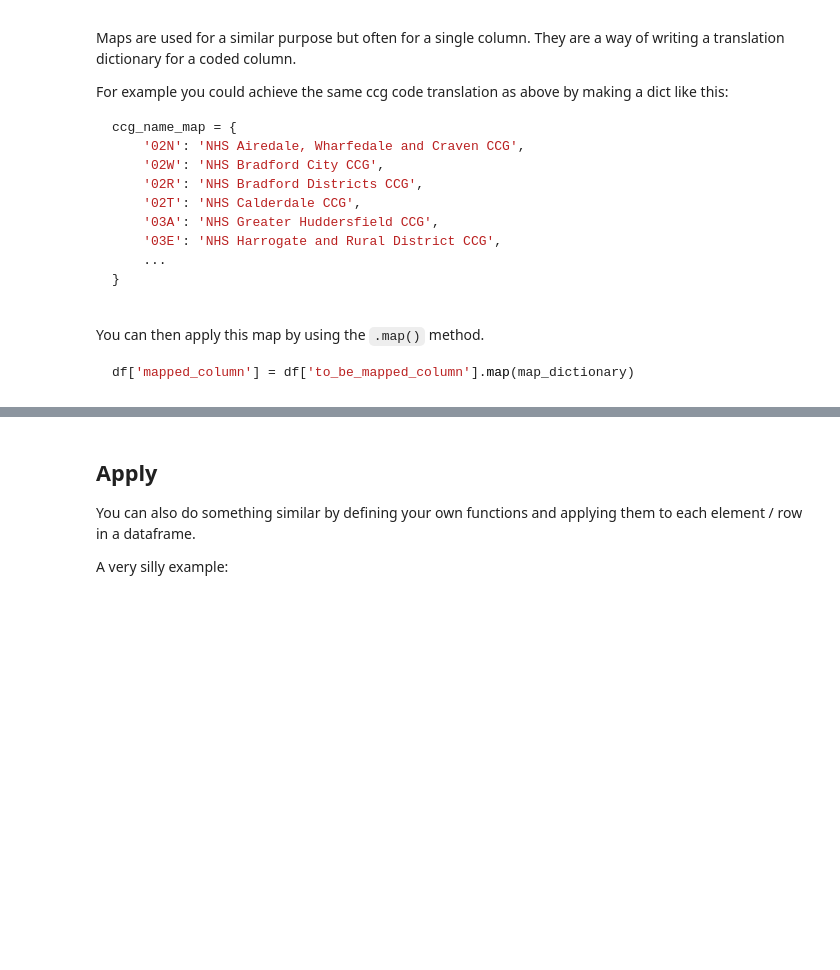
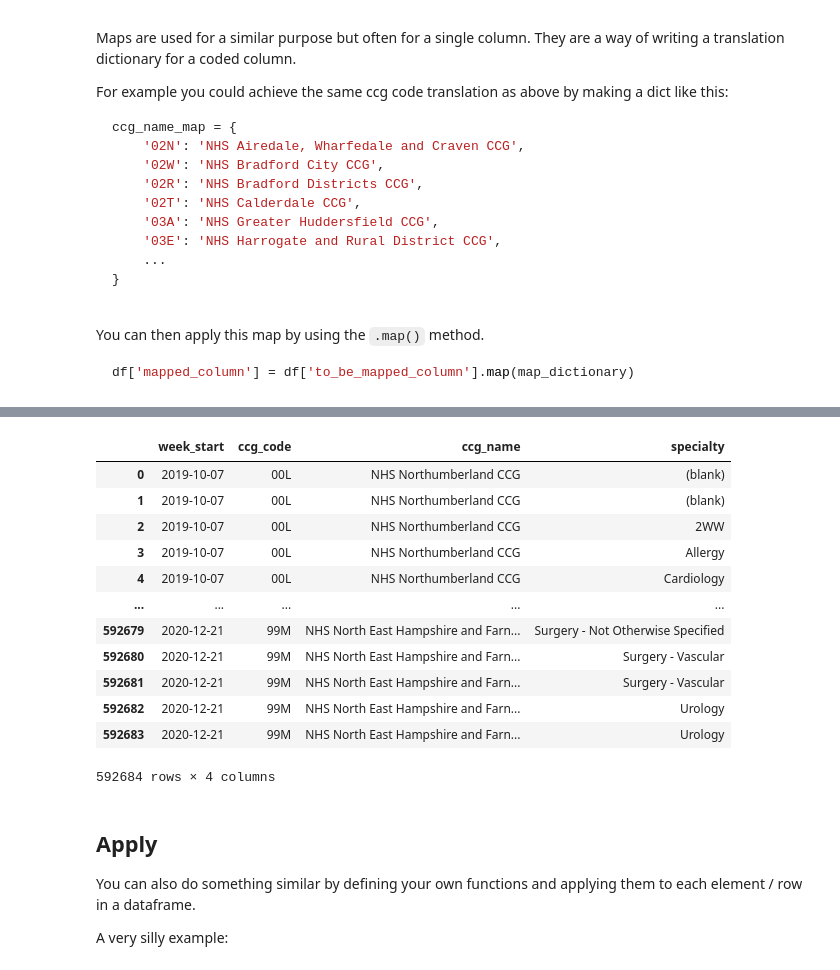
Before and after one commit to carnall-farrar/python_club, a Jupyter notebook: lessons/augmenting_datasets/augmenting_datasets.ipynb, the cells around one changed output, grey strips where cells are left out. Saved outputs shown, nothing was run; the diff lists cells and outputs as text; code cells hidden in the pictures; blank space fills up the shorter version.

```diff
--- a/lessons/augmenting_datasets/augmenting_datasets.ipynb
+++ b/lessons/augmenting_datasets/augmenting_datasets.ipynb
@@ -218,3 +270,6 @@ df['mapped_column'] = df['to_be_mapped_column'].map(map_dictionary)
 # Exercise - Using this can you add a column of CCG name to the referals data?
 ccg_code_dict = ccgs[['CCG19CDH', 'CCG19NM']].set_index('CCG19CDH')['CCG19NM'].to_dict()
 # This dictionary is provided as an example - I am just using the csv provided to create the dictionary for you to use.
+# %%
+referals['ccg_name'] = referals['ccg_code'].map(ccg_code_dict)
+referals.head()
@@ -221,3 +283,21 @@ ccg_code_dict = ccgs[['CCG19CDH', 'CCG19NM']].set_index('CCG19CDH')['CCG19NM'].t
+# %%
+referals_new = referals[['week_start', 'ccg_code', 'ccg_name', 'specialty']]
+# %%
+referals_new
+# %% [output]
+|  | week_start | ccg_code | ccg_name | specialty |
+| 0 | 2019-10-07 | 00L | NHS Northumberland CCG | (blank) |
+| 1 | 2019-10-07 | 00L | NHS Northumberland CCG | (blank) |
+| 2 | 2019-10-07 | 00L | NHS Northumberland CCG | 2WW |
+| 3 | 2019-10-07 | 00L | NHS Northumberland CCG | Allergy |
+| 4 | 2019-10-07 | 00L | NHS Northumberland CCG | Cardiology |
+| ... | ... | ... | ... | ... |
+| 592679 | 2020-12-21 | 99M | NHS North East Hampshire and Farn... | Surgery - Not Otherwise Specified |
+| 592680 | 2020-12-21 | 99M | NHS North East Hampshire and Farn... | Surgery - Vascular |
+| 592681 | 2020-12-21 | 99M | NHS North East Hampshire and Farn... | Surgery - Vascular |
+| 592682 | 2020-12-21 | 99M | NHS North East Hampshire and Farn... | Urology |
+| 592683 | 2020-12-21 | 99M | NHS North East Hampshire and Farn... | Urology |
+592684 rows × 4 columns
 # %% [markdown]
 ## Apply
 
```
Also changed, not shown: parts of 17 cells of this notebook.
